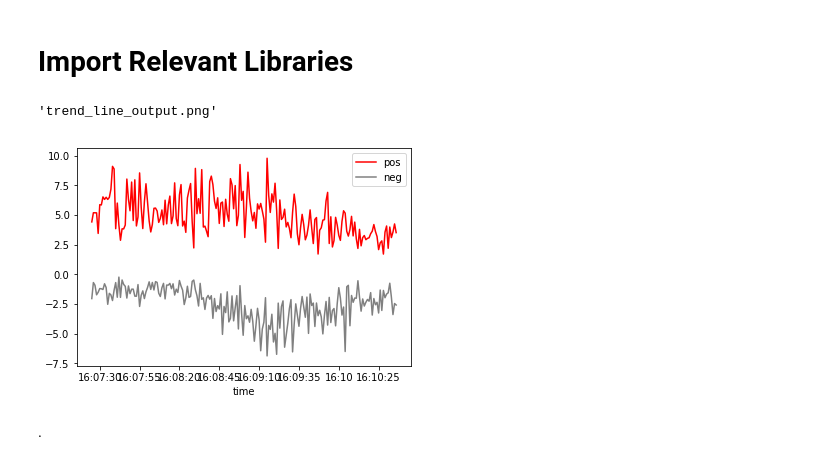
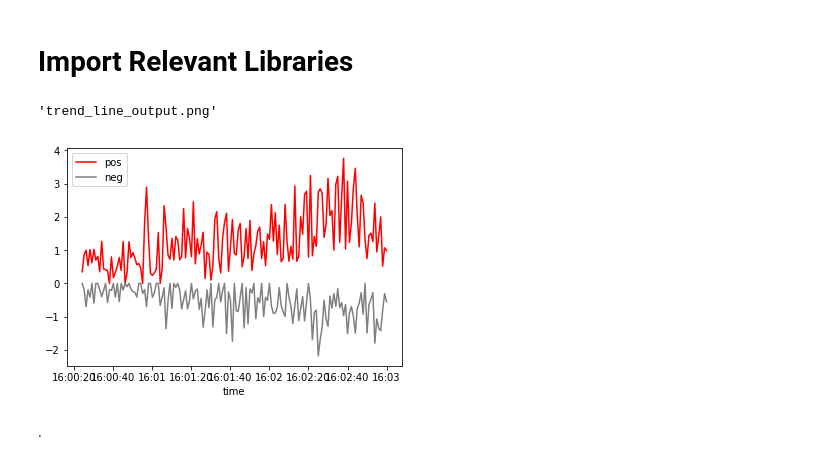
Before and after one commit to Laura-ShummonMaass/Nintendo_E3_Sentiment_Analysis, a Jupyter notebook: final_notebook_trends_and_radars.ipynb, the cells around one changed output. Cells and saved outputs as stored; diff of their text form; code cells hidden in the pictures.

```diff
--- a/final_notebook_trends_and_radars.ipynb
+++ b/final_notebook_trends_and_radars.ipynb
@@ -73,13 +73,14 @@ from nintendo.nintendo_functions_2 import (   #for api use
     store_many_tweets,
     store_response_tweets,
     tweet_coll)
-# %%
-trend_line_for_web(start_time_str='16:07:24',
-                  end_time_str='16:10:36',
-                  sum_mean='sum')
-# %% [output]
-'trend_line_output.png'
-[figure, removed]
+# %%
+# Saves an image to be used on the webpage
+trend_line_for_web(start_time_str='16:00:00',
+                  end_time_str='16:03:00',
+                  sum_mean='sum')
+# %% [output]
+'trend_line_output.png'
+[figure, added]
 # %% [markdown]
 .
 # %% [markdown]
```
Also changed, not shown: parts of 6 cells of this notebook, 7 other files.
